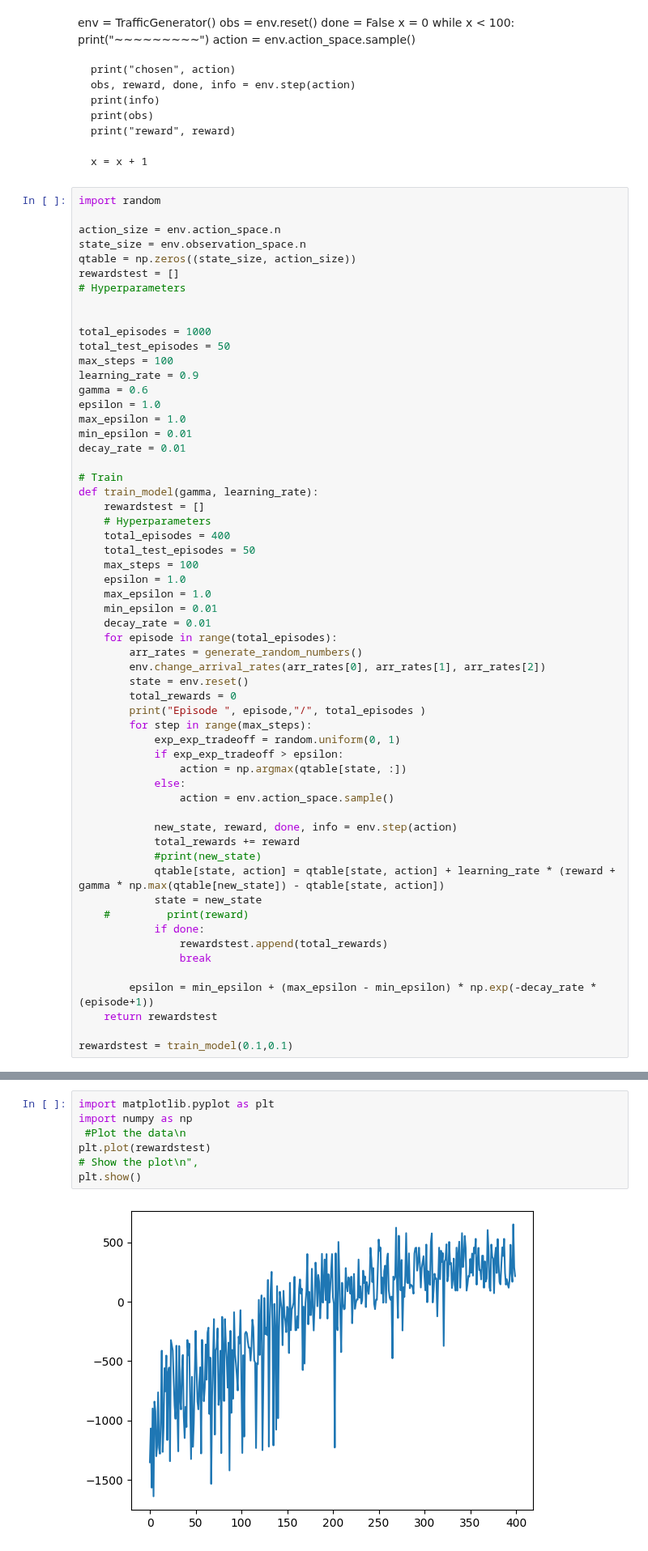
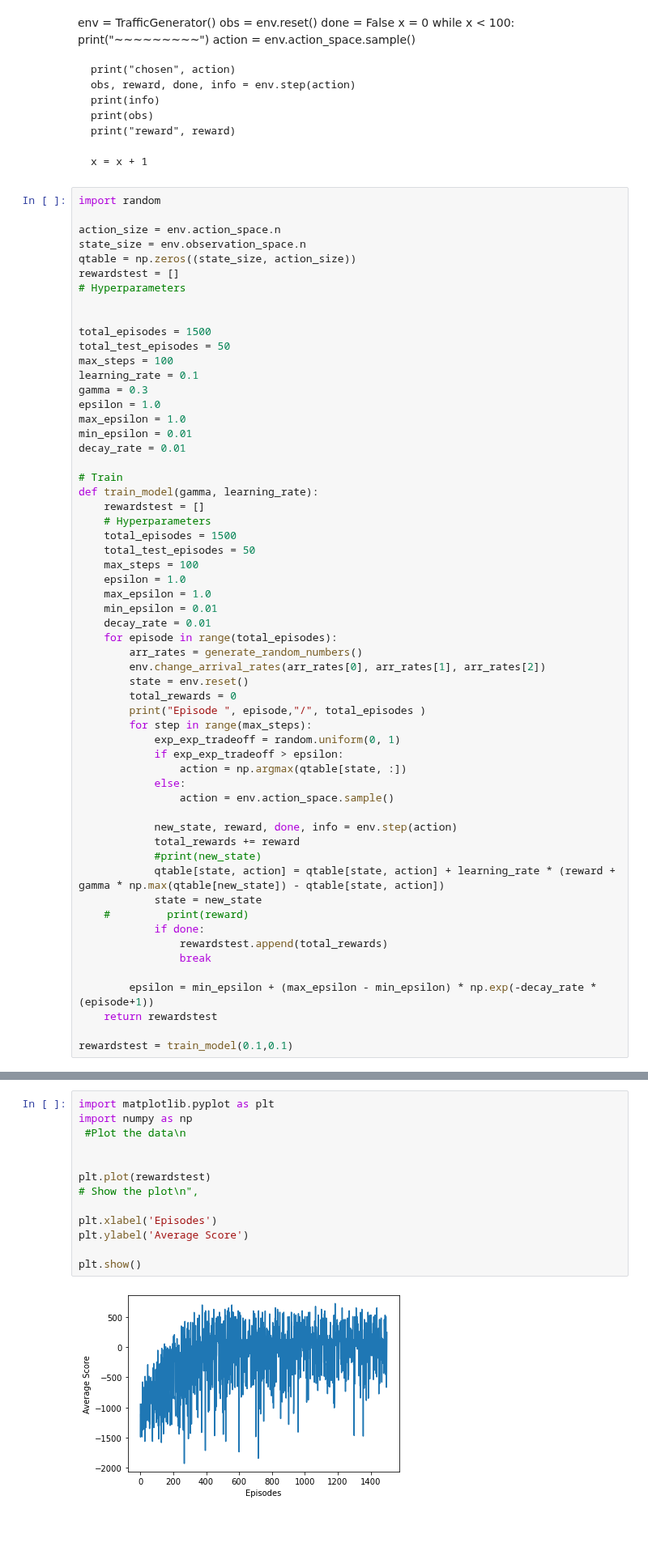
Before and after one commit to AhmedSZaman/MachineLearningA2, a Jupyter notebook: Scheduler-With-Discretize().ipynb, the cells around one changed output, grey strips where cells are left out. Shown at 81% size. Drawn from its saved outputs; the diff is of its cells as text; blank space fills up the shorter version.

```diff
--- a/Scheduler-With-Discretize().ipynb
+++ b/Scheduler-With-Discretize().ipynb
@@ -211,11 +211,11 @@ rewardstest = []
 # Hyperparameters
 
 
-total_episodes = 1000
+total_episodes = 1500
 total_test_episodes = 50
 max_steps = 100
-learning_rate = 0.9
-gamma = 0.6
+learning_rate = 0.1
+gamma = 0.3
 epsilon = 1.0
 max_epsilon = 1.0
 min_epsilon = 0.01
@@ -225,7 +225,7 @@ decay_rate = 0.01
 def train_model(gamma, learning_rate):
     rewardstest = []
     # Hyperparameters
-    total_episodes = 400
+    total_episodes = 1500
     total_test_episodes = 50
     max_steps = 100
     epsilon = 1.0
@@ -280,12 +280,18 @@ Episode  399 / 400
 # %%
 import matplotlib.pyplot as plt
 import numpy as np
  #Plot the data\n
+
+
 plt.plot(rewardstest)
 # Show the plot\n",
+
+plt.xlabel('Episodes')
+plt.ylabel('Average Score')
+
 plt.show()
 # %% [output]
-[figure, old version]
+[figure, new version]
 # %%
 print(np.mean(rewardstest))
 # %% [output]
```
Also changed, not shown: parts of 5 cells of this notebook, 1 other file.
